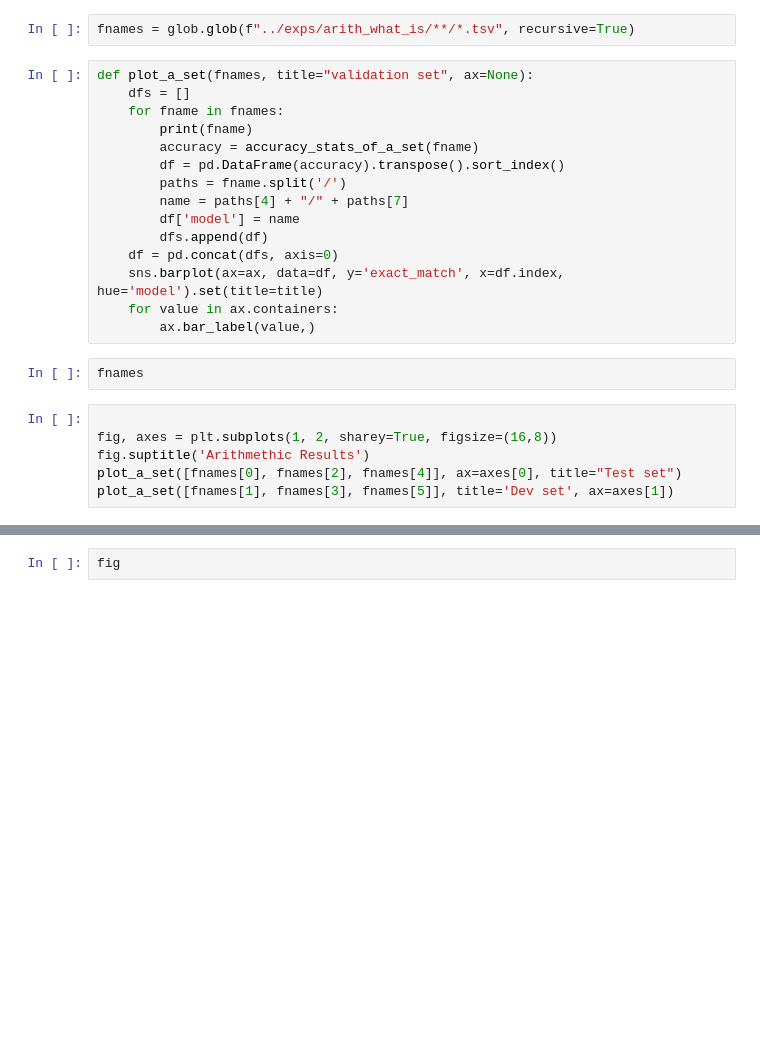
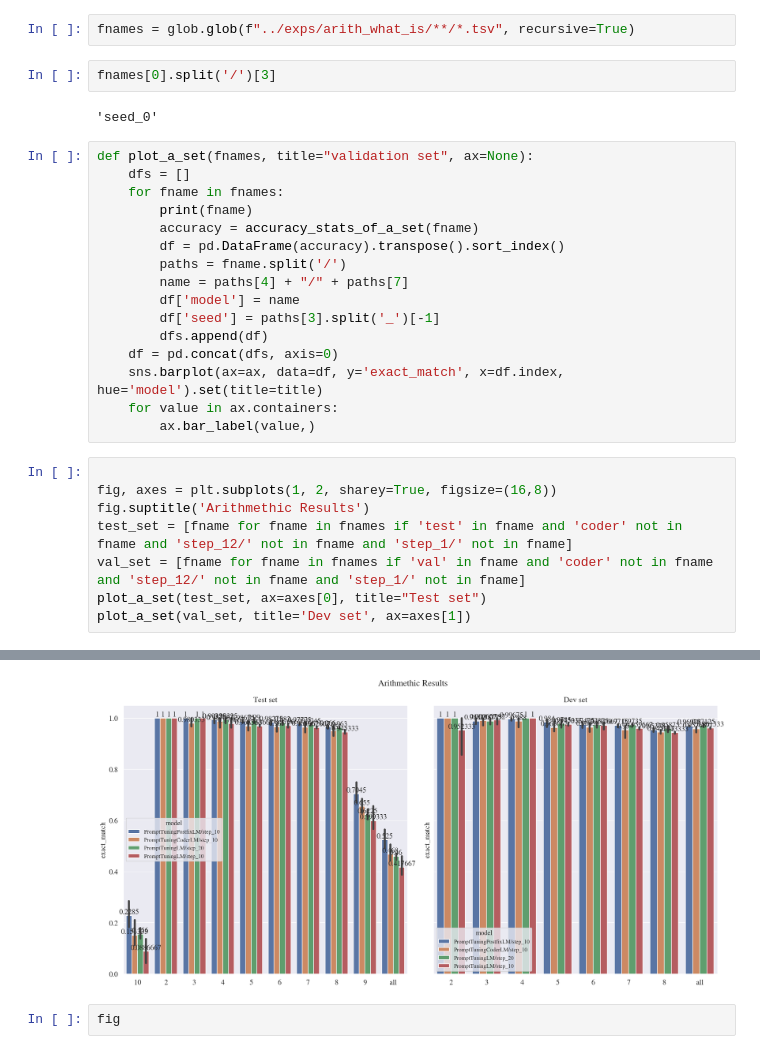
Before and after one commit to ekinakyurek/latentcontrol, a Jupyter notebook: evaluation/accuracy.ipynb, the cells around one changed output, grey strips where cells are left out. Saved outputs shown, nothing was run; the diff lists cells and outputs as text; blank space fills up the shorter version.

```diff
--- a/evaluation/accuracy.ipynb
+++ b/evaluation/accuracy.ipynb
@@ -14,6 +14,10 @@ pd.set_option('display.max_rows', 25)
 pd.set_option('display.max_colwidth', 0)
 # %%
 fnames = glob.glob(f"../exps/arith_what_is/**/*.tsv", recursive=True)
+# %%
+fnames[0].split('/')[3]
+# %% [output]
+'seed_0'
 # %%
 def plot_a_set(fnames, title="validation set", ax=None):
     dfs = []
@@ -24,16 +28,18 @@ def plot_a_set(fnames, title="validation set", ax=None):
         paths = fname.split('/')
         name = paths[4] + "/" + paths[7]
         df['model'] = name
+        df['seed'] = paths[3].split('_')[-1]
         dfs.append(df)
     df = pd.concat(dfs, axis=0)
     sns.barplot(ax=ax, data=df, y='exact_match', x=df.index, hue='model').set(title=title)
     for value in ax.containers:
         ax.bar_label(value,)
-# %%
-fnames
 # %%
 
 fig, axes = plt.subplots(1, 2, sharey=True, figsize=(16,8))
 fig.suptitle('Arithmethic Results')
-plot_a_set([fnames[0], fnames[2], fnames[4]], ax=axes[0], title="Test set")
-plot_a_set([fnames[1], fnames[3], fnames[5]], title='Dev set', ax=axes[1])
+test_set = [fname for fname in fnames if 'test' in fname and 'coder' not in fname and 'step_12/' not in fname and 'step_1/' not in fname]
+val_set = [fname for fname in fnames if 'val' in fname and 'coder' not in fname and 'step_12/' not in fname and 'step_1/' not in fname]
+plot_a_set(test_set, ax=axes[0], title="Test set")
+plot_a_set(val_set, title='Dev set', ax=axes[1])
+# %% [output]
@@ -40,2 +63,3 @@ plot_a_set([fnames[1], fnames[3], fnames[5]], title='Dev set', ax=axes[1])
+[figure, added]
 # %%
 fig
```
Also changed, not shown: parts of 1 cell of this notebook, 12 other files.
